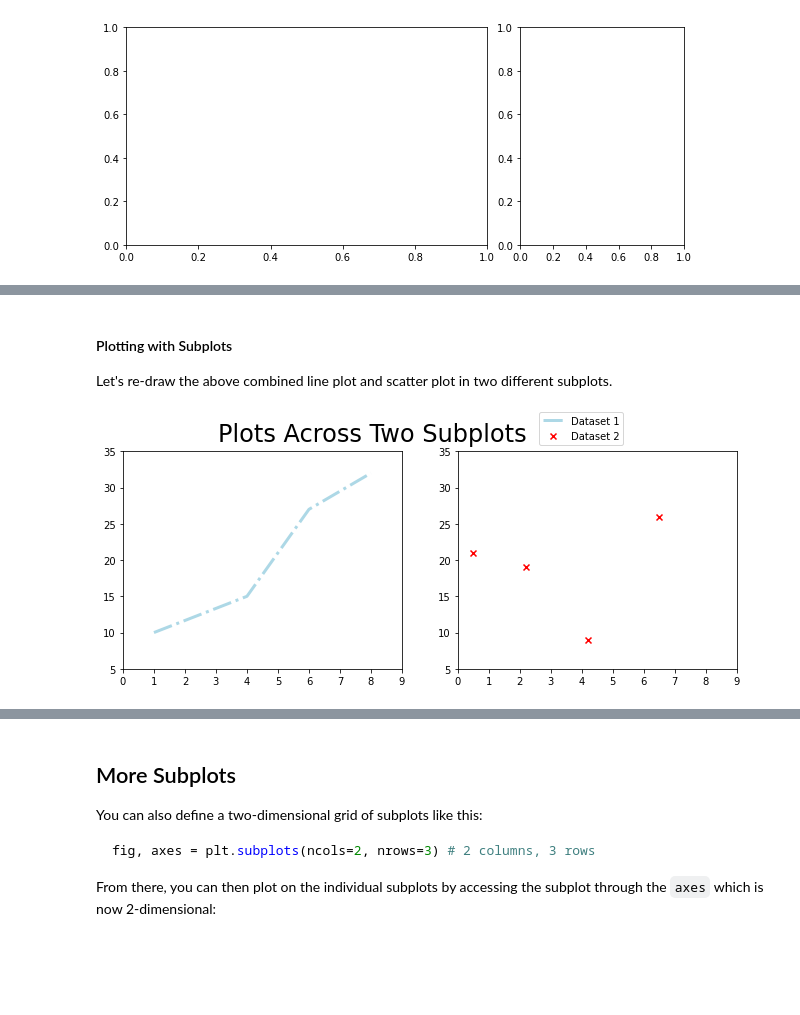
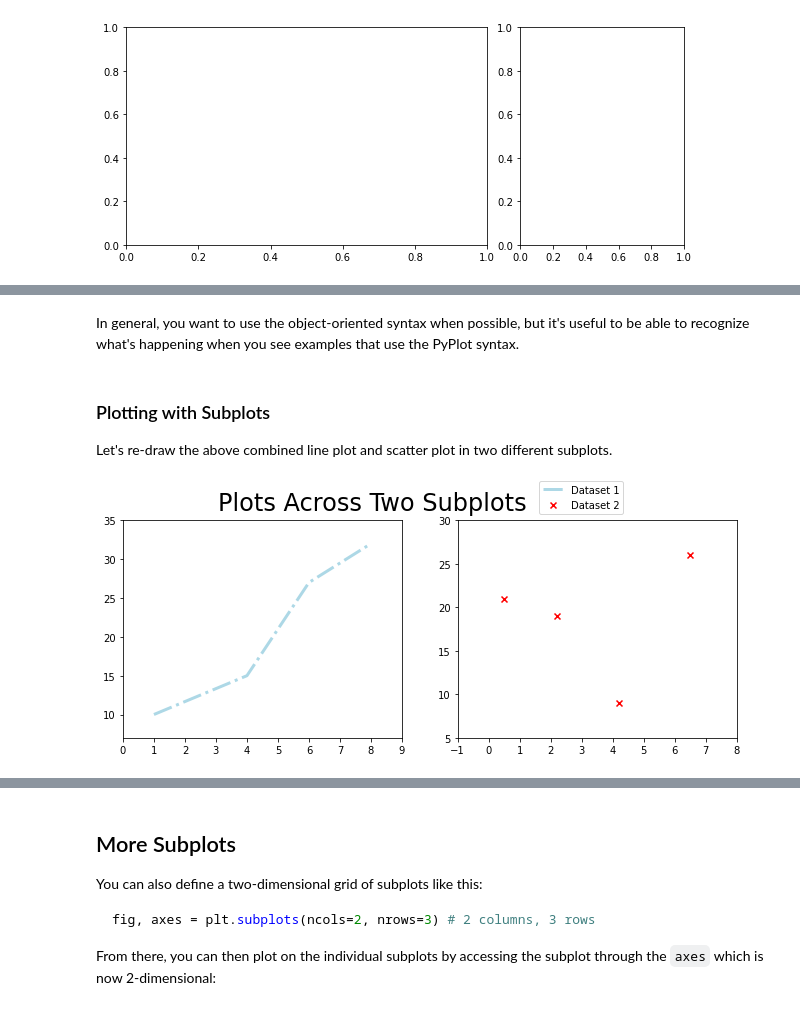
Before and after one commit to learn-co-curriculum/dsc-more-practice-with-matplotlib, a Jupyter notebook: index.ipynb, the cells around one changed output, grey strips where cells are left out. Cells and saved outputs as stored; diff of their text form; code cells hidden in the pictures; blank space fills up the shorter version.

Commit message:
copy edits, pyplot syntax, regenerate README

```diff
--- a/index.ipynb
+++ b/index.ipynb
@@ -406,26 +458,28 @@ narrow_axes = fig.add_subplot(1, 3, 3)
+# %% [markdown]
+In general, you want to use the object-oriented syntax when possible, but it's useful to be able to recognize what's happening when you see examples that use the PyPlot syntax.
 # %% [markdown]
-#### Plotting with Subplots
+### Plotting with Subplots
 
 Let's re-draw the above combined line plot and scatter plot in two different subplots.
 # %%
 # Create the plot
 fig, (ax1, ax2) = plt.subplots(figsize=(11,4), ncols=2)
 
-# Set the limits of x and y axes for both subplots
-ax1.set_xlim(0, 9), ax1.set_ylim(5, 35)
-ax2.set_xlim(0, 9), ax2.set_ylim(5, 35)
+# Set different limits of x and y axes for subplots
+ax1.set_xlim(0, 9), ax1.set_ylim(7, 35)
+ax2.set_xlim(-1, 8), ax2.set_ylim(5, 30)
 
 # On one subplot, plot a line graph
 ax1.plot(x1, y1, color='lightblue', linewidth=3, linestyle = '-.')
 
 # On the other subplot, plot a scatter plot
 ax2.scatter(x2, y2, color='red', marker='x')
 
 # Add a title to the figure
 fig.suptitle("Plots Across Two Subplots", fontsize=24, x=0.44)
 
 # Add a legend to the figure
 # (in general, these are quite nitpicky to style and position)
 fig.legend(labels=["Dataset 1", "Dataset 2"], loc=(.68, .88));
 # %% [output]
-[figure, old version]
+[figure, new version]
```
Also changed, not shown: parts of 10 cells of this notebook, 34 other files.
